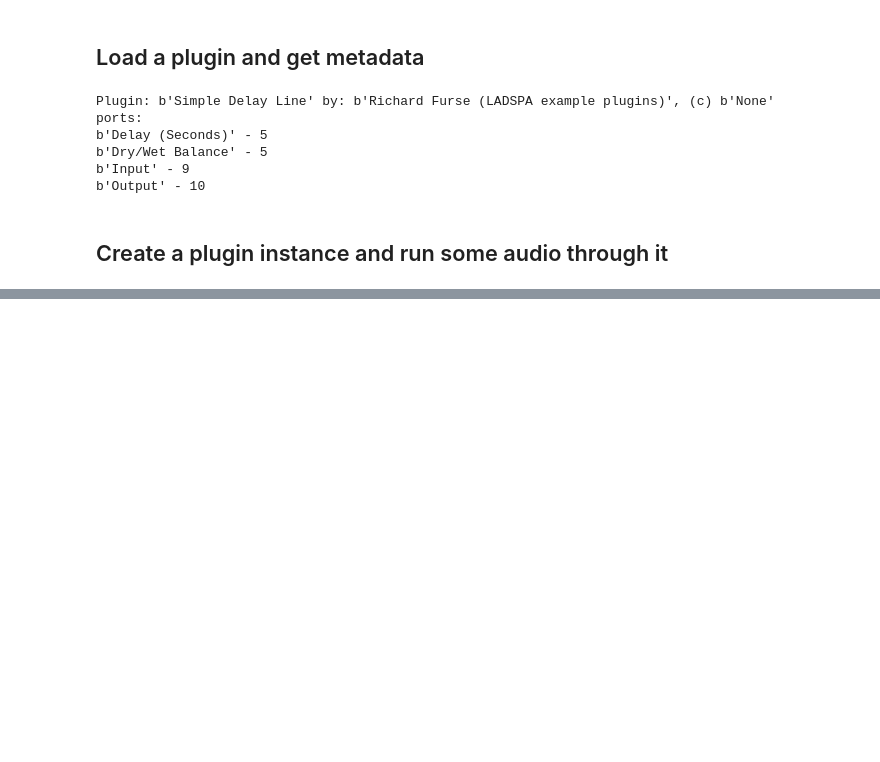
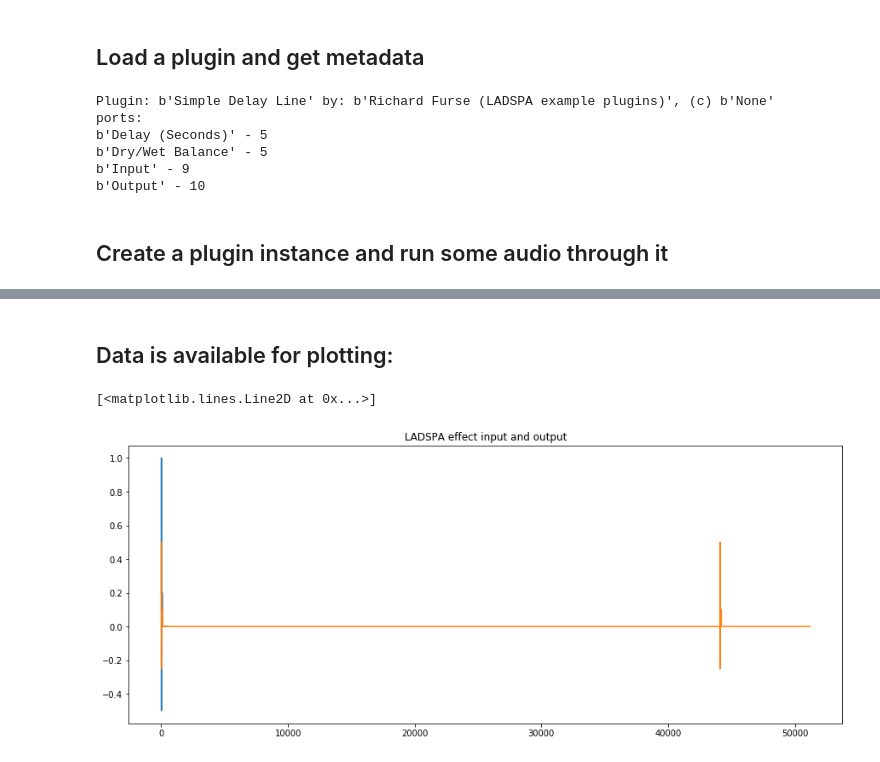
Before and after one commit to tskare/lac2020demo, a Jupyter notebook: Notebook3.ipynb, the cells around one changed output, grey strips where cells are left out. Drawn from its saved outputs; the diff is of its cells as text; code cells hidden in the pictures; blank space fills up the shorter version.

```diff
--- a/Notebook3.ipynb
+++ b/Notebook3.ipynb
@@ -148,0 +135,22 @@ outBuf[5:15]
+# %%
+for i in range(AUDIO_BUFFER_LEN):
+    # inBuf_ptr[i] = ctypes.c_float(inBuf[i])
+    bufIn[i] = ctypes.c_float(inBuf[i])
+
+outputBuf = []
+for i in range(100):
+    for i in range(AUDIO_BUFFER_LEN):
+        bufOut[i] = 0
+    plugInst.run(plugHandle, AUDIO_BUFFER_LEN)
+    # Copy out data back out.
+    # Again could likely just create an alias and cast instead.
+    for i in range(AUDIO_BUFFER_LEN):
+        outBuf[i] = bufOut[i]
+    outputBuf.extend(outBuf)
+    # zero out input
+    for i in range(AUDIO_BUFFER_LEN):
+        bufIn[i] = 0
+
+# Do we have a half-amplitude copy of our signal after 1s?
+window_start = int(1 * 44100)
+outputBuf[window_start-2:window_start+15]
@@ -148,0 +175,2 @@ outBuf[5:15]
+# %% [markdown]
+## Data is available for plotting:
@@ -148,0 +180,8 @@ outBuf[5:15]
+# %%
+fig = plt.figure(figsize=(15,6))
+plt.title('LADSPA effect input and output')
+plt.plot(inBuf)
+plt.plot(outputBuf)
+# %% [output]
+[<matplotlib.lines.Line2D at 0x...>]
+[figure, added]
```
Also changed, not shown: parts of 6 cells of this notebook, 3 other files.
